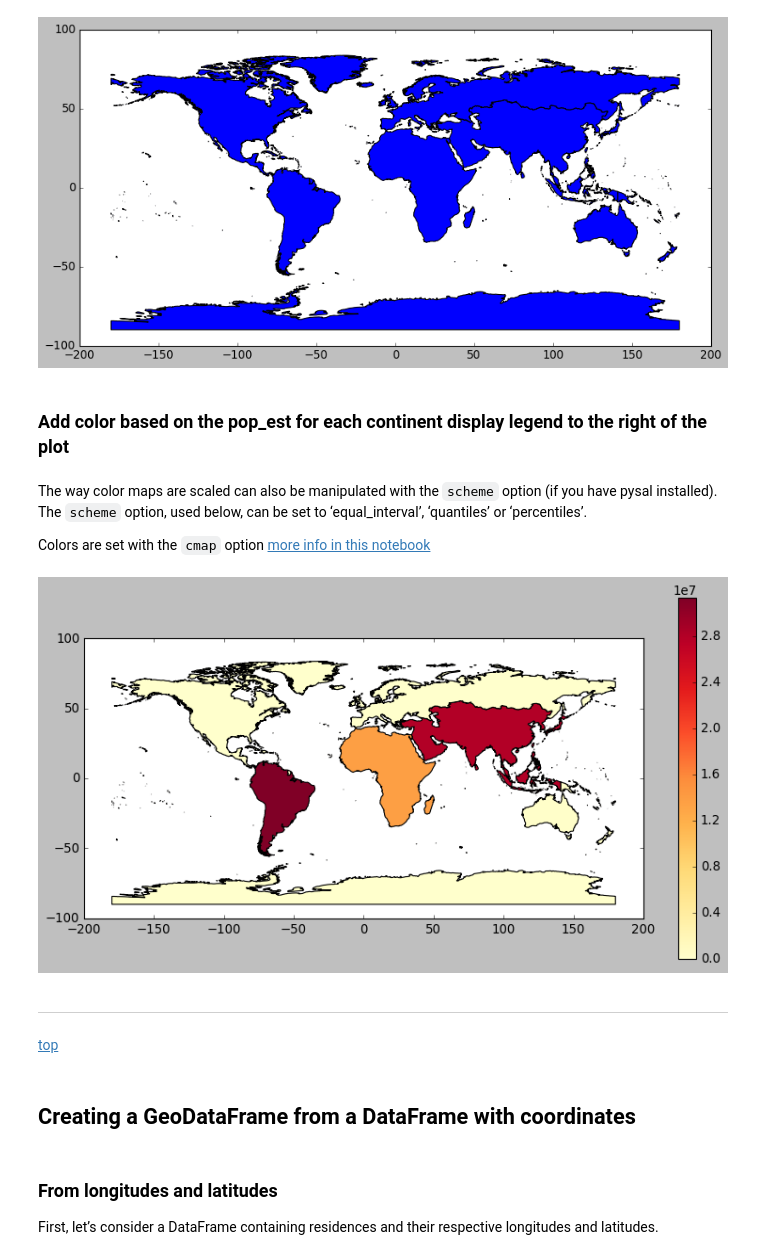
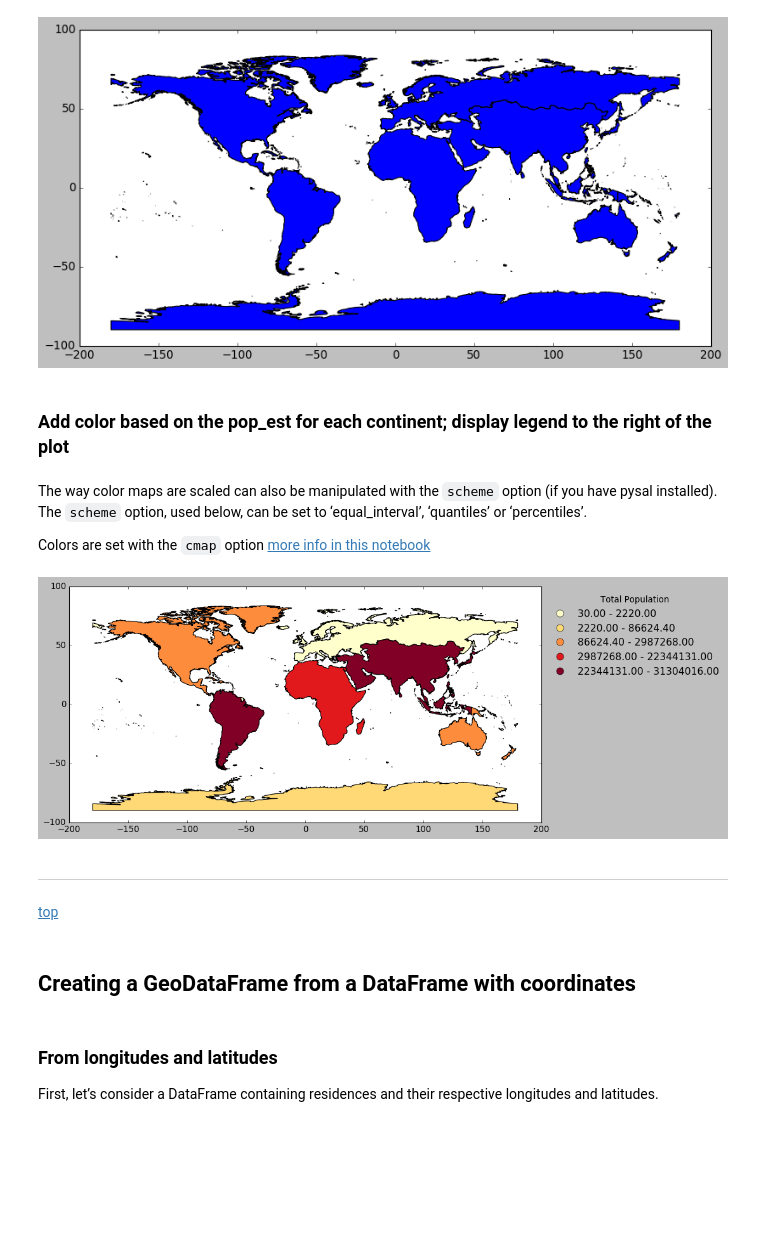
Before and after one commit to MarkCruse/geopandas-101, a Jupyter notebook: geopandas-101.ipynb, the cells around one changed output. Drawn from its saved outputs; the diff is of its cells as text; code cells hidden in the pictures; blank space fills up the shorter version.

```diff
--- a/geopandas-101.ipynb
+++ b/geopandas-101.ipynb
@@ -681,27 +658,27 @@ continents.plot(figsize=(12, 6));
 # %% [output]
 [figure]
 # %% [markdown]
-
-### Add color based on the pop_est for each continent display legend to the right of the plot
+<a id='displegend'></a>
+### Add color based on the pop_est for each continent; display legend to the right of the plot
 # %% [markdown]
 The way color maps are scaled can also be manipulated with the `scheme` option (if you have pysal installed).   The `scheme` option, used below, can be set to ‘equal_interval’, ‘quantiles’ or ‘percentiles’.
 
 Colors are set with the `cmap` option [more info in this notebook](./colormap-reference-cmap.ipynb)
 # %%
 fig, ax = plt.subplots(1, figsize=(12,6))
-continents.plot(ax=ax, column = 'POP_EST', cmap='YlOrRd', alpha=1, legend=True,
+continents.plot(ax=ax, column = 'POP_EST', scheme='quantiles', cmap='YlOrRd', alpha=1, legend=True,
                             legend_kwds={'loc': 'upper left',
                                          'bbox_to_anchor': (1.0, 0.8, 0.2, 0.2),
                                          'title': 'Total Population',
                                          'fontsize': 14,
                                          'frameon': False, });
 # %% [output]
-[figure, old version]
+[figure, new version]
 # %% [markdown]
 ***
 [top](#Table-of-Contents)
 # %% [markdown]
-
+<a id='Creating_GeoDataFrame_DataFrame_with_coordinates'></a>
 ## Creating a GeoDataFrame from a DataFrame with coordinates
 # %%
 from shapely.geometry import Point
```
Also changed, not shown: parts of 70 cells of this notebook, 2 other files.
